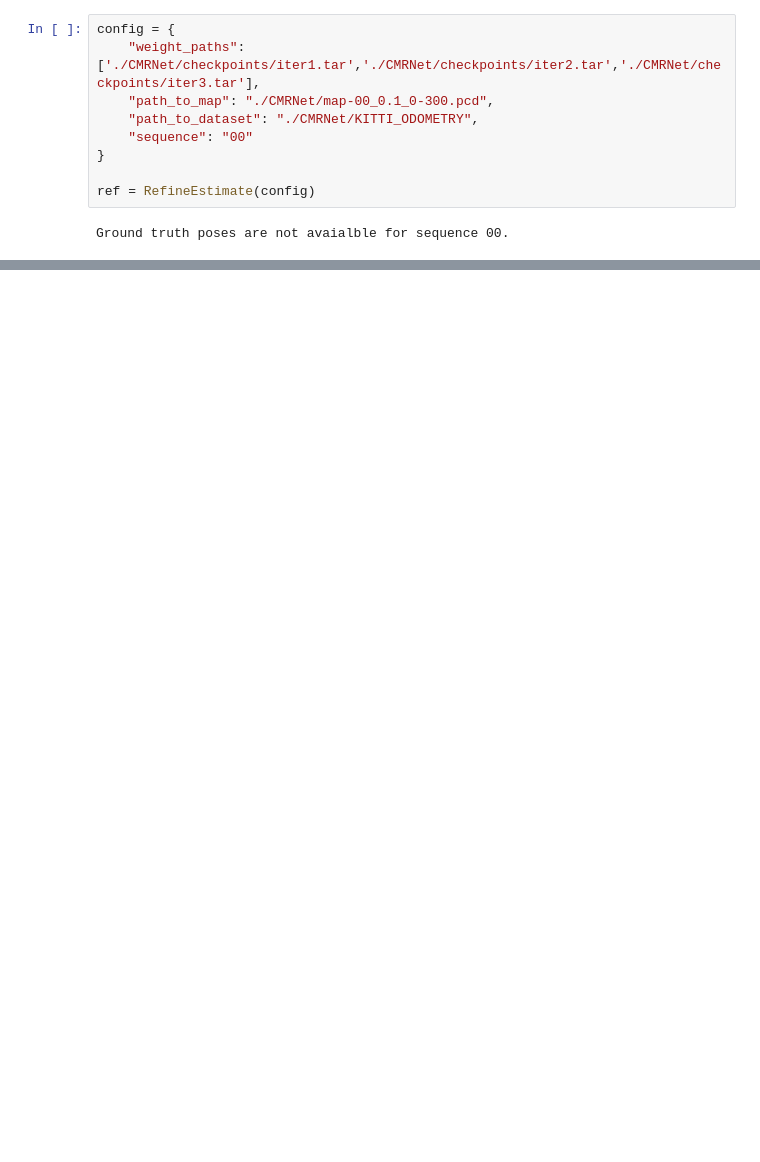
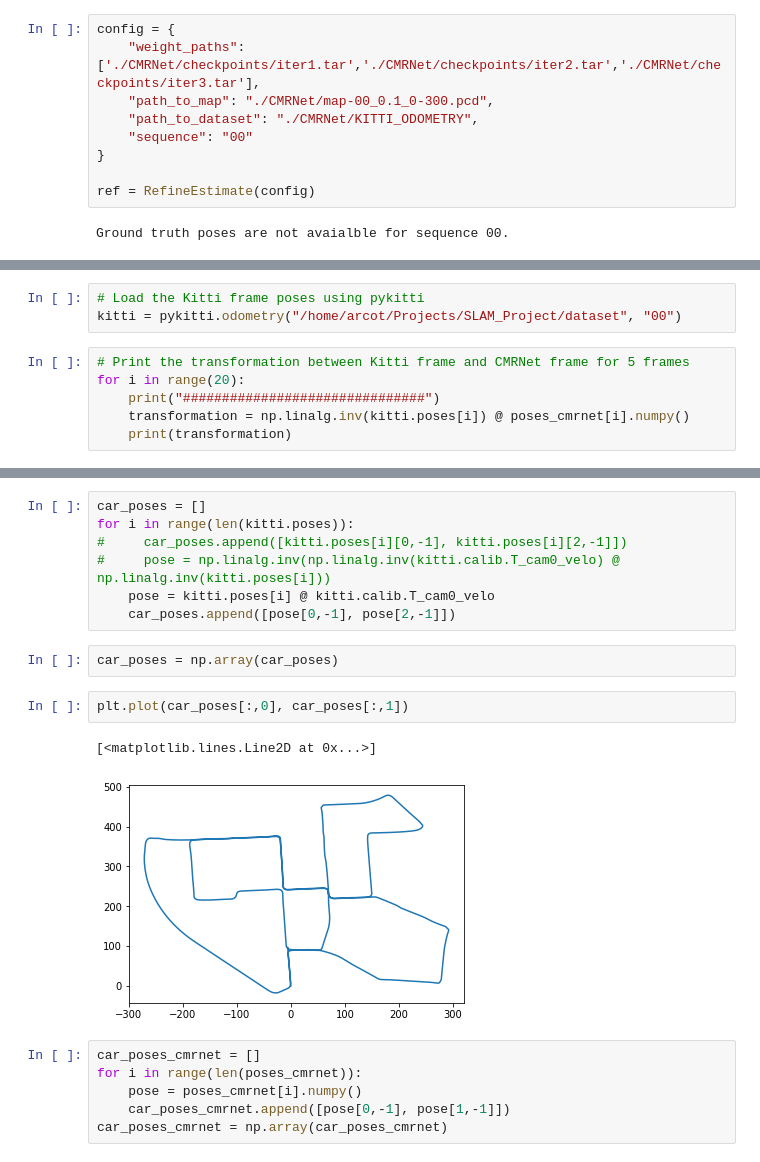
Before and after one commit to Harsharma2308/camTracking_GTSAM, a Jupyter notebook: Scratchpad.ipynb, the cells around one changed output, grey strips where cells are left out. Saved outputs shown, nothing was run; the diff lists cells and outputs as text; blank space fills up the shorter version.

```diff
--- a/Scratchpad.ipynb
+++ b/Scratchpad.ipynb
@@ -181,0 +299,9 @@ Ground truth poses are not avaialble for sequence 00.
+# %%
+# Load the Kitti frame poses using pykitti
+kitti = pykitti.odometry("/home/arcot/Projects/SLAM_Project/dataset", "00")
+# %%
+# Print the transformation between Kitti frame and CMRNet frame for 5 frames
+for i in range(20):
+    print("###############################")
+    transformation = np.linalg.inv(kitti.poses[i]) @ poses_cmrnet[i].numpy()
+    print(transformation)
@@ -181,0 +326,20 @@ Ground truth poses are not avaialble for sequence 00.
+# %%
+car_poses = []
+for i in range(len(kitti.poses)):
+#     car_poses.append([kitti.poses[i][0,-1], kitti.poses[i][2,-1]])
+#     pose = np.linalg.inv(np.linalg.inv(kitti.calib.T_cam0_velo) @ np.linalg.inv(kitti.poses[i]))
+    pose = kitti.poses[i] @ kitti.calib.T_cam0_velo
+    car_poses.append([pose[0,-1], pose[2,-1]])
+# %%
+car_poses = np.array(car_poses)
+# %%
+plt.plot(car_poses[:,0], car_poses[:,1])
+# %% [output]
+[<matplotlib.lines.Line2D at 0x...>]
+[figure, added]
+# %%
+car_poses_cmrnet = []
+for i in range(len(poses_cmrnet)):
+    pose = poses_cmrnet[i].numpy()
+    car_poses_cmrnet.append([pose[0,-1], pose[1,-1]])
+car_poses_cmrnet = np.array(car_poses_cmrnet)
```
Also changed, not shown: parts of 18 cells of this notebook, 3 other files.
